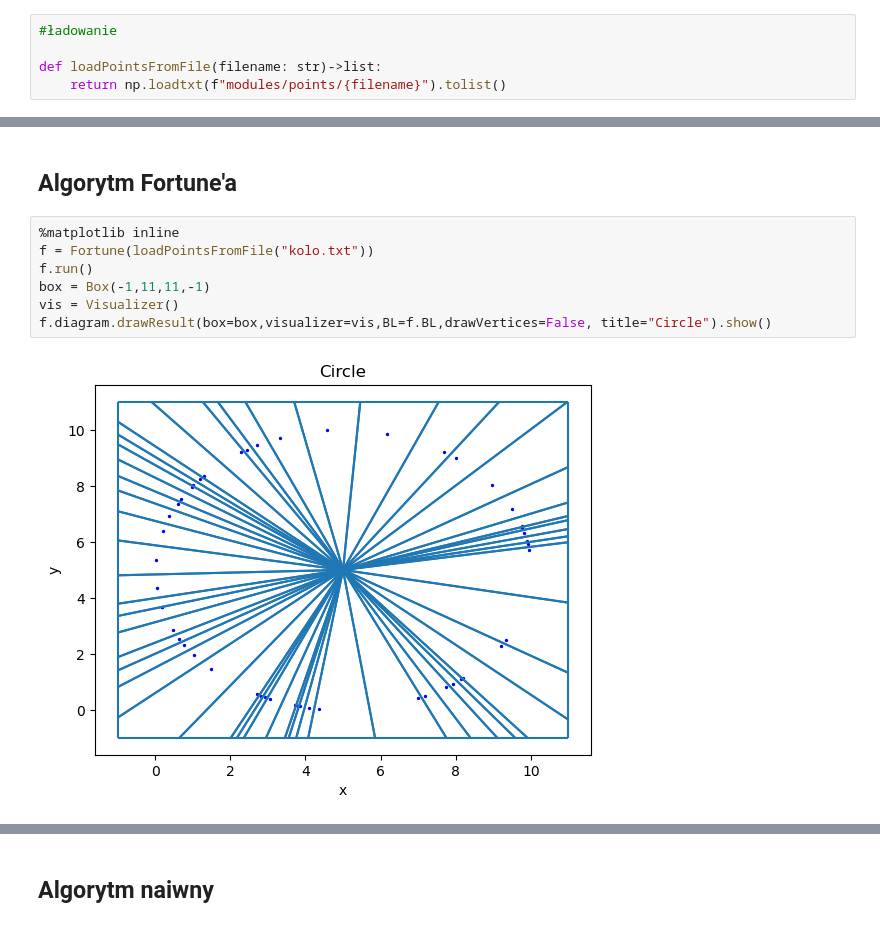
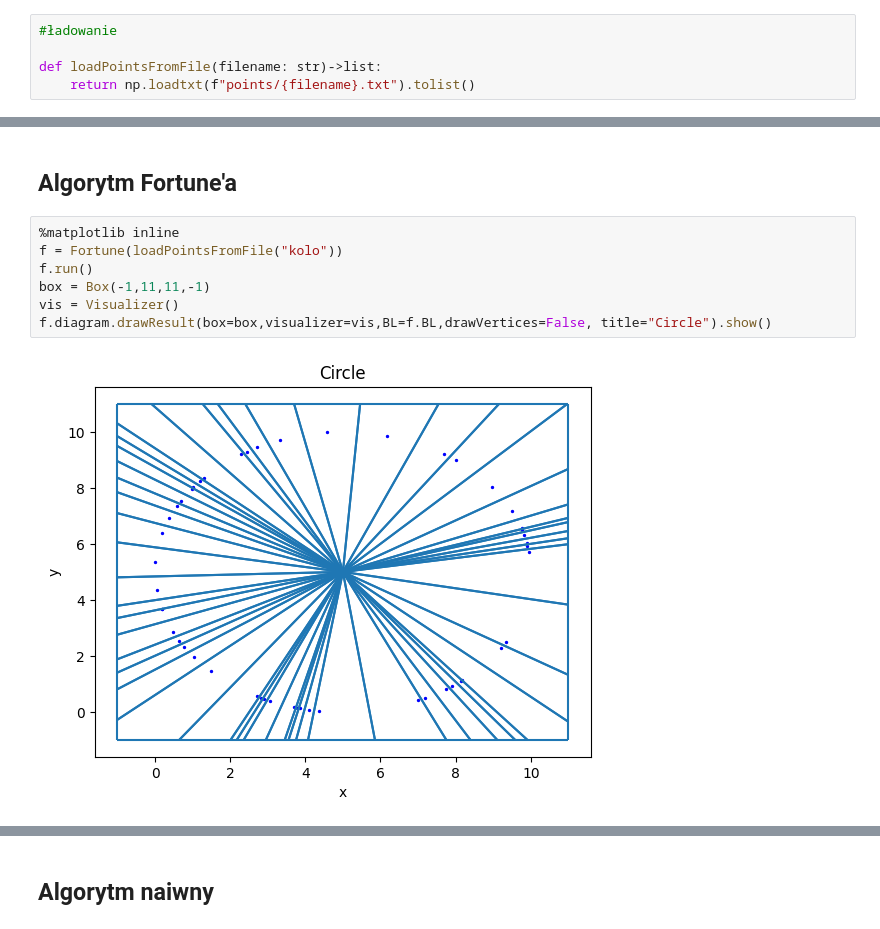
Before and after one commit to domino644/geometryczne_voronoi, a Jupyter notebook: main.ipynb, the cells around one changed output, grey strips where cells are left out. Drawn from its saved outputs; the diff is of its cells as text.

```diff
--- a/main.ipynb
+++ b/main.ipynb
@@ -54,4 +54,4 @@ plt.show()
 #ładowanie
 
 def loadPointsFromFile(filename: str)->list:
-    return np.loadtxt(f"modules/points/{filename}").tolist()
+    return np.loadtxt(f"points/{filename}.txt").tolist()
@@ -75,12 +85,12 @@ def generate_circle_points(O, R, n = 100):
 ## Algorytm Fortune'a
 # %%
 %matplotlib inline
-f = Fortune(loadPointsFromFile("kolo.txt"))
+f = Fortune(loadPointsFromFile("kolo"))
 f.run()
 box = Box(-1,11,11,-1)
 vis = Visualizer()
 f.diagram.drawResult(box=box,visualizer=vis,BL=f.BL,drawVertices=False, title="Circle").show()
 # %% [output]
-[figure, old version]
+[figure, new version]
 # %%
 %matplotlib inline
```
Also changed, not shown: parts of 6 cells of this notebook, 9 other files.
